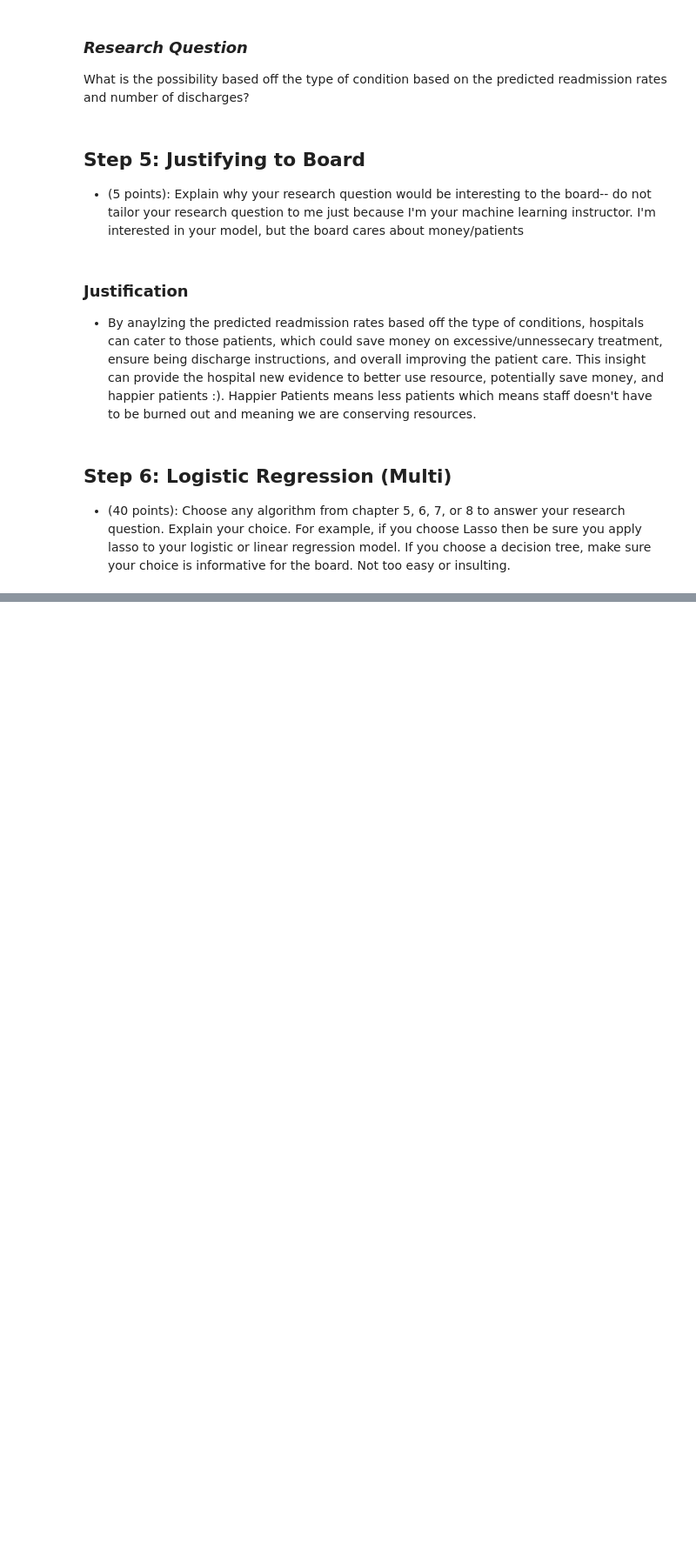
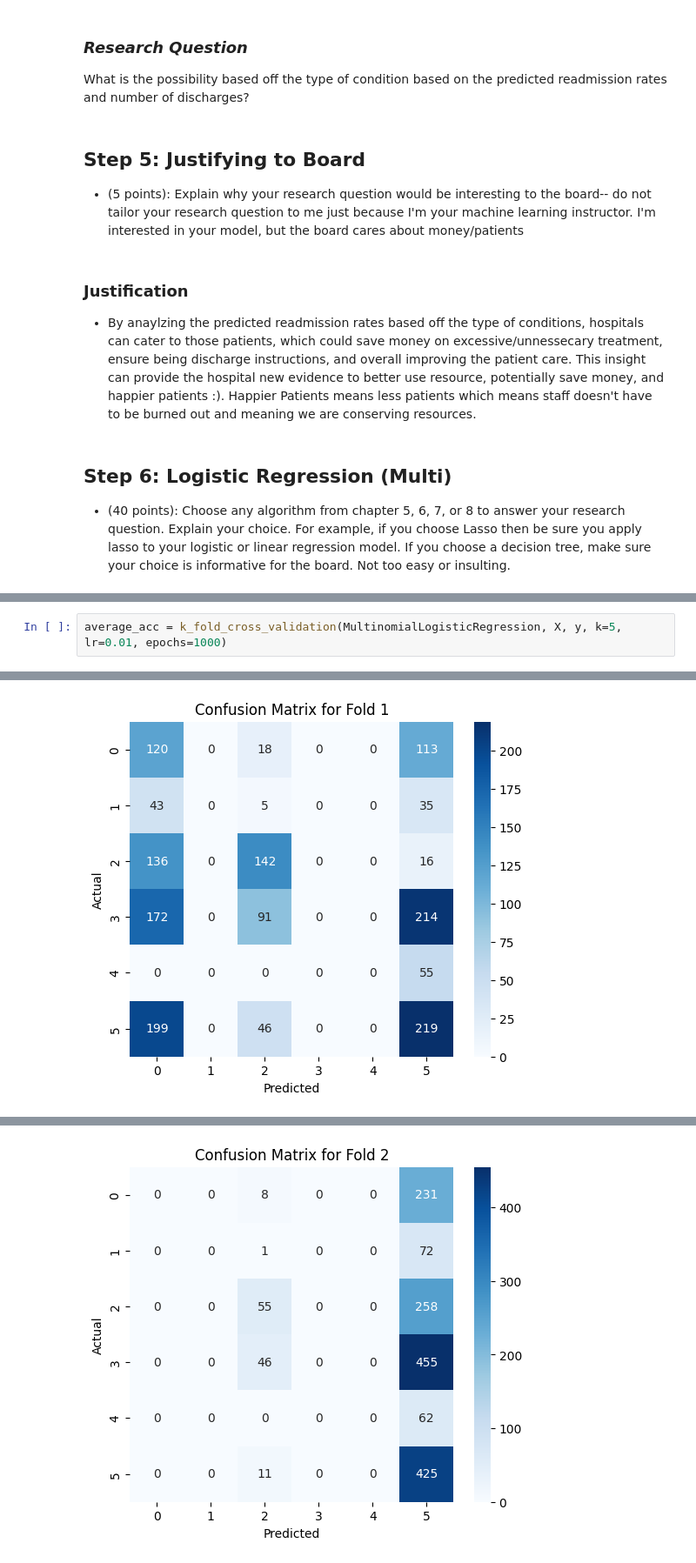
Before and after one commit to madisonmigliori/ista-exam2, a Jupyter notebook: exam2.ipynb, the cells around one changed output, grey strips where cells are left out. Shown at 87% size. Saved outputs shown, nothing was run; the diff lists cells and outputs as text; blank space fills up the shorter version.

```diff
--- a/exam2.ipynb
+++ b/exam2.ipynb
@@ -280,0 +435,3 @@ What is the possibility based off the type of condition based on the predicted r
+# %%
+average_acc = k_fold_cross_validation(MultinomialLogisticRegression, X, y, k=5, lr=0.01, epochs=1000)
+# %% [output]
@@ -280,0 +455 @@ What is the possibility based off the type of condition based on the predicted r
+[figure, added]
@@ -280,0 +473 @@ What is the possibility based off the type of condition based on the predicted r
+[figure, added]
```
Also changed, not shown: parts of 11 cells of this notebook, 1 other file.
